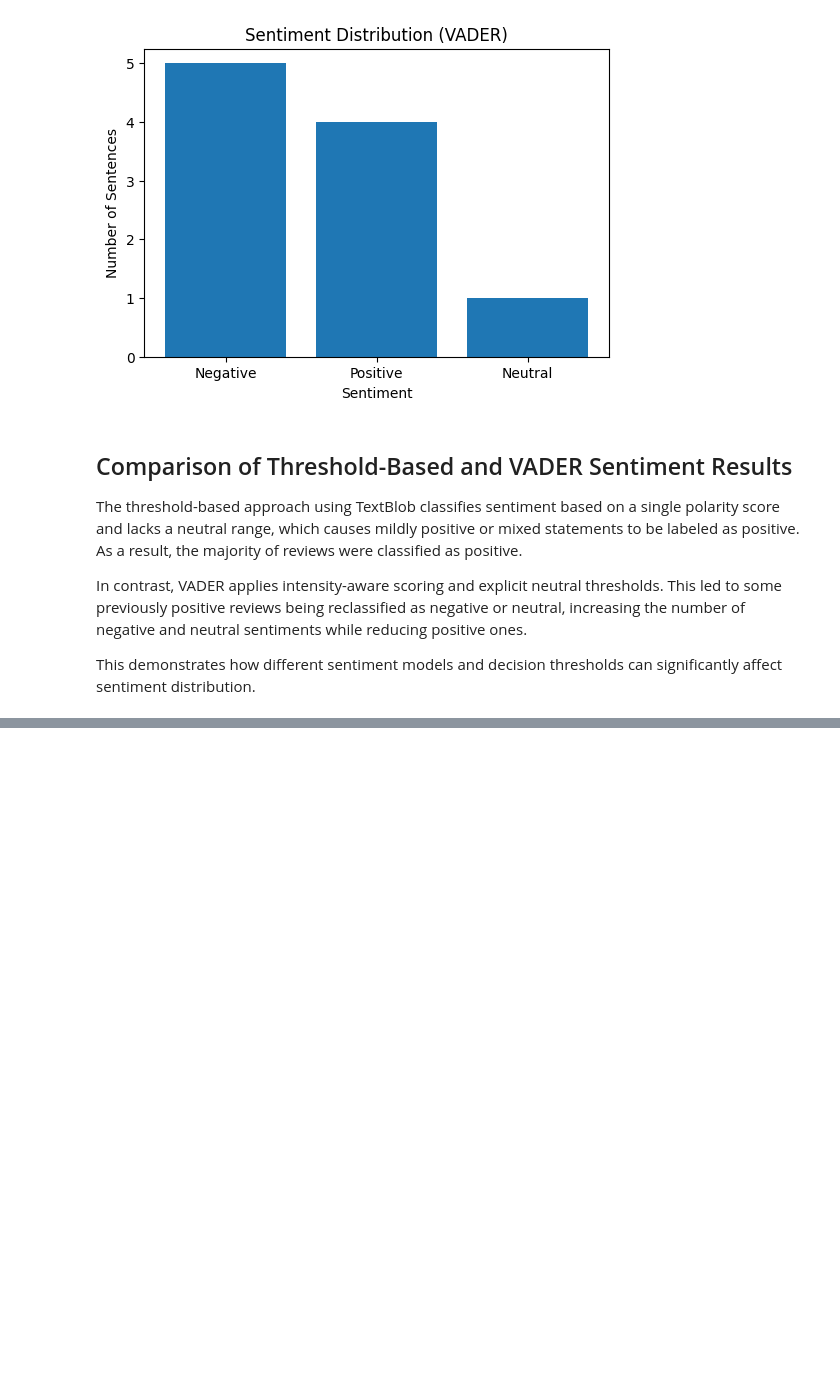
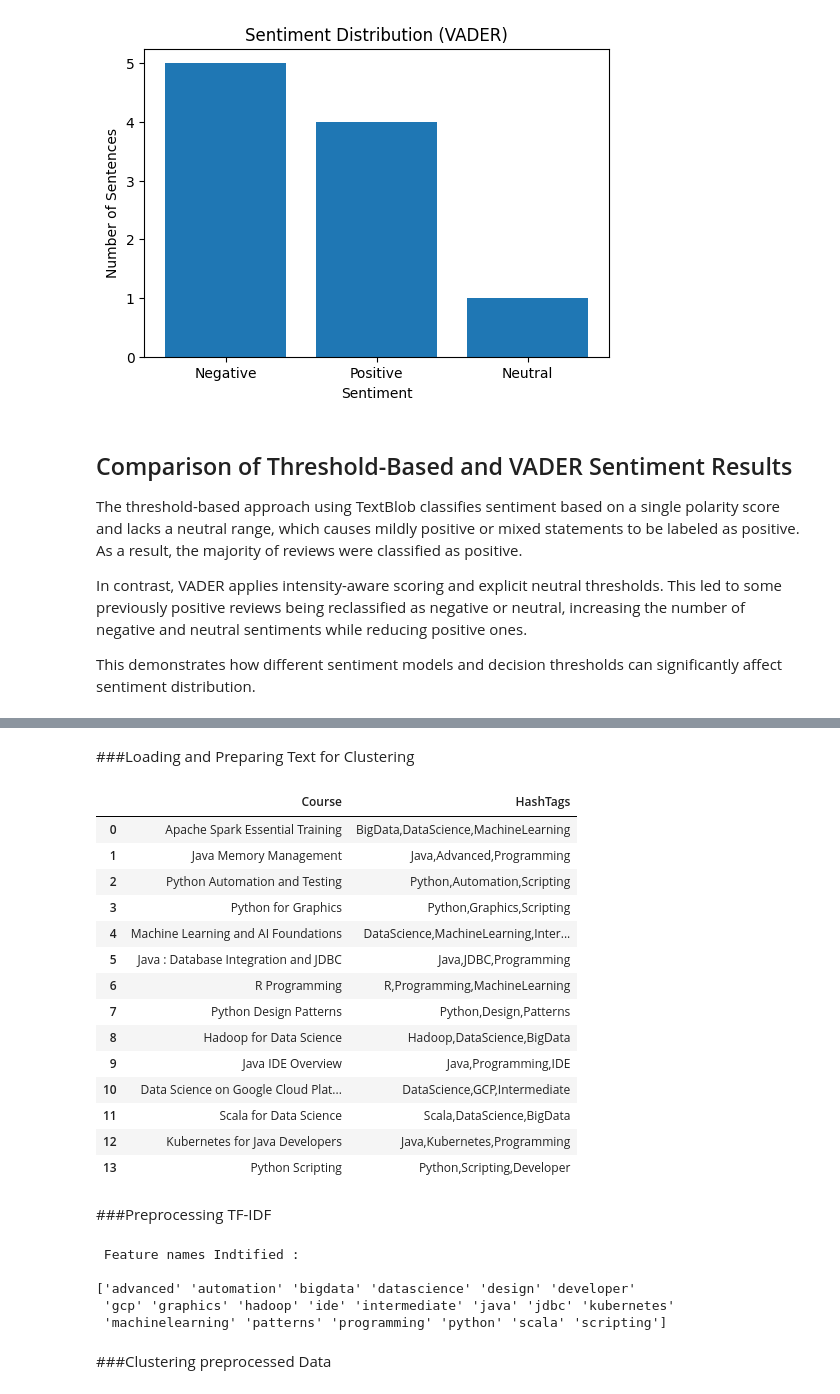
Before and after one commit to Vivek-afk81/NLP_intro, a Jupyter notebook: text_analytics_&_predictions.ipynb, the cells around one changed output, grey strips where cells are left out. Drawn from its saved outputs; the diff is of its cells as text; code cells hidden in the pictures; blank space fills up the shorter version.

```diff
--- a/text_analytics_&_predictions.ipynb
+++ b/text_analytics_&_predictions.ipynb
@@ -376,0 +398,23 @@ This demonstrates how different sentiment models and decision thresholds can sig
+# %% [markdown]
+###Loading and Preparing Text for Clustering
+# %%
+#Load Course hashtags
+
+hashtags_df=pd.read_csv("Course-Hashtags.csv")
+hashtags_df
+# %% [output]
+|  | Course | HashTags |
+| 0 | Apache Spark Essential Training | BigData,DataScience,MachineLearning |
+| 1 | Java Memory Management | Java,Advanced,Programming |
+| 2 | Python Automation and Testing | Python,Automation,Scripting |
+| 3 | Python for Graphics | Python,Graphics,Scripting |
+| 4 | Machine Learning and AI Foundations | DataScience,MachineLearning,Inter... |
+| 5 | Java : Database Integration and JDBC | Java,JDBC,Programming |
+| 6 | R Programming | R,Programming,MachineLearning |
+| 7 | Python Design Patterns | Python,Design,Patterns |
+| 8 | Hadoop for Data Science | Hadoop,DataScience,BigData |
+| 9 | Java IDE Overview | Java,Programming,IDE |
+| 10 | Data Science on Google Cloud Plat... | DataScience,GCP,Intermediate |
+| 11 | Scala for Data Science | Scala,DataScience,BigData |
+| 12 | Kubernetes for Java Developers | Java,Kubernetes,Programming |
+| 13 | Python Scripting | Python,Scripting,Developer |
@@ -376,0 +425,16 @@ This demonstrates how different sentiment models and decision thresholds can sig
+# %% [markdown]
+###Preprocessing TF-IDF
+# %%
+vectorizer=TfidfVectorizer(stop_words="english")
+hash_matrix=vectorizer.fit_transform(hash_list)
+
+print("\n Feature names Indtified : \n")
+print(vectorizer.get_feature_names_out())
+# %% [output]
+ Feature names Indtified :
+
+['advanced' 'automation' 'bigdata' 'datascience' 'design' 'developer'
+ 'gcp' 'graphics' 'hadoop' 'ide' 'intermediate' 'java' 'jdbc' 'kubernetes'
+ 'machinelearning' 'patterns' 'programming' 'python' 'scala' 'scripting']
+# %% [markdown]
+###Clustering preprocessed Data
```
Also changed, not shown: parts of 19 cells of this notebook.
